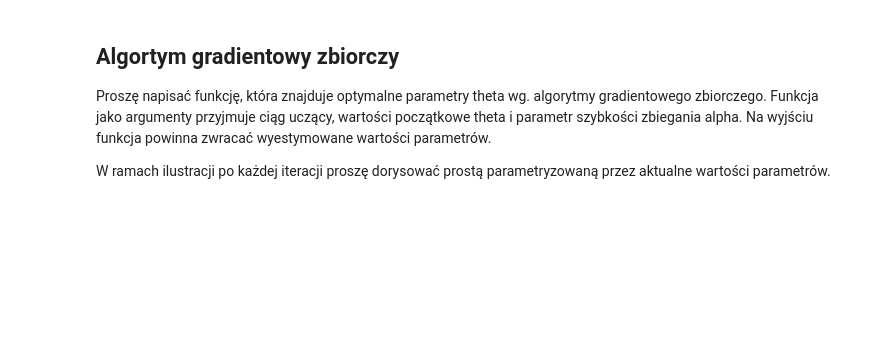
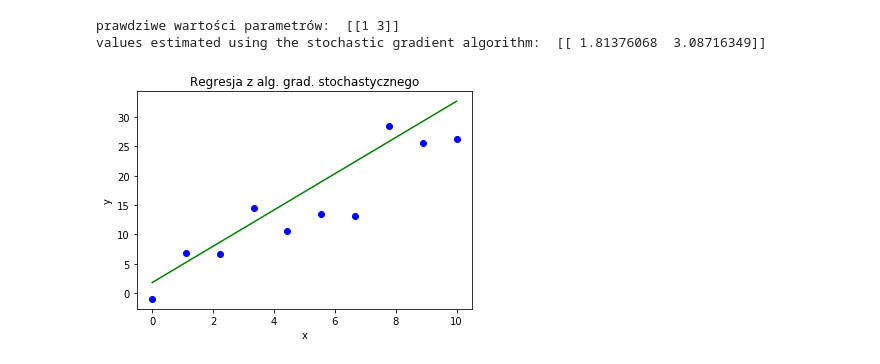
Before and after one commit to AlGepe/MachineLearning_Subject, a Jupyter notebook: Exercises/CW1_UM_Lin_Reg_student.ipynb, the cells around one changed output. Saved outputs shown, nothing was run; the diff lists cells and outputs as text; code cells hidden in the pictures; blank space fills up the shorter version.

```diff
--- a/Exercises/CW1_UM_Lin_Reg_student.ipynb
+++ b/Exercises/CW1_UM_Lin_Reg_student.ipynb
@@ -125,26 +206,29 @@ W ramach ilustracji po każdej iteracji proszę dorysować prostą parametryzowa
 # %%
 def licz_iteracyjnie_stoch(X,Y,theta0 = np.array([0,0]).reshape(2,1), alpha = 0.01):
-    for i in range(200):
+    for i in range(2000):
         ind = np.random.randint(X.shape[0])
-        # mały x to wejście pojedynczego przykładu o indeksie ind
-        x = X[...]
+        # small x is the entry of a single example with an ind index
+        x = X[ind, :]
+        y = Y[ind, :]
         x = x.reshape(1,len(x))
-        theta0 = theta0 - ...
+        #print("test: ", np.dot(x, theta0))
+        h_theta = np.dot(x, theta0)
+        partValue = (h_theta - y) * x
+        #if i == 0 : print(theta0)
+        theta0 = theta0 - alpha * np.transpose(partValue)
     return theta0
 
 theta_est = licz_iteracyjnie_stoch(X,Y)
 print("prawdziwe wartości parametrów: ", theta.T)
-print("wartości estymowane za pomocą algorytmu gradientowego stochastycznego: ", theta_est.T)
+print("values estimated using the stochastic gradient algorithm: ", theta_est.T)
 py.plot(X[:,1], Y,'bo')
 y_reg = np.dot(X,theta_est)
 py.plot(X[:,1],y_reg,'g')
 py.xlabel("x")
 py.ylabel("y")
 py.title(u"Regresja z alg. grad. stochastycznego")
 py.show()
+# %% [output]
+prawdziwe wartości parametrów:  [[1 3]]
+values estimated using the stochastic gradient algorithm:  [[ 1.81376068  3.08716349]]
+[figure, added]
-# %% [markdown]
-## Algortym gradientowy zbiorczy
-Proszę napisać funkcję, która znajduje optymalne parametry theta wg. algorytmy gradientowego zbiorczego. Funkcja jako argumenty przyjmuje ciąg uczący, wartości początkowe theta i parametr szybkości zbiegania alpha.
-Na wyjściu funkcja powinna zwracać wyestymowane wartości parametrów.
-
-W ramach ilustracji po każdej iteracji proszę dorysować prostą parametryzowaną przez aktualne wartości parametrów.
```
Also changed, not shown: parts of 48 cells of this notebook, 4 other files.
